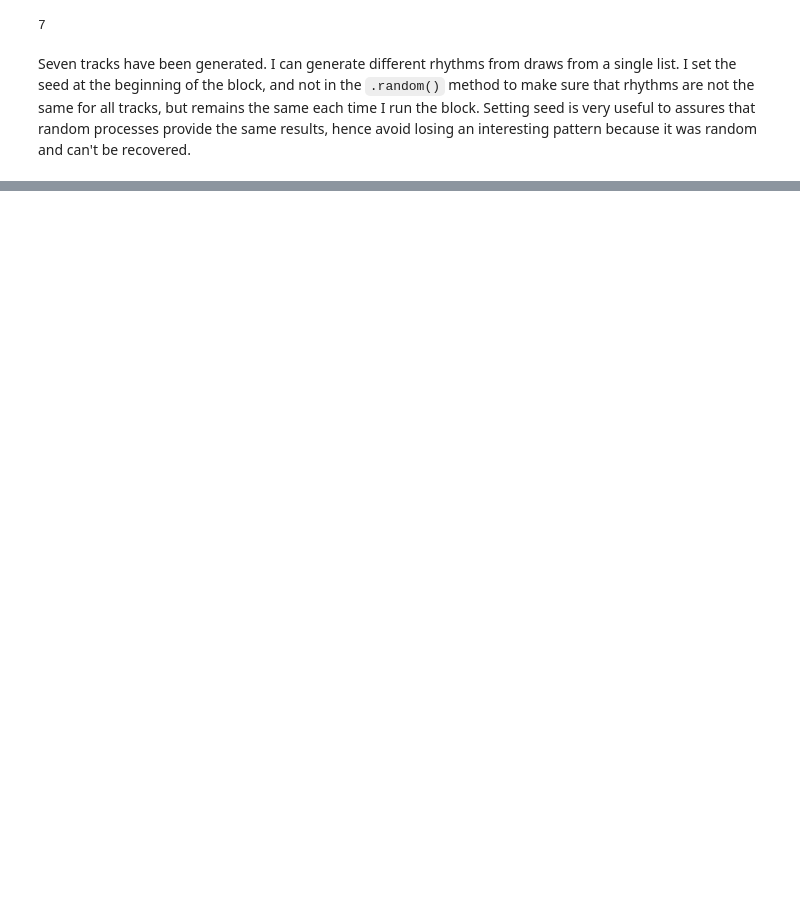
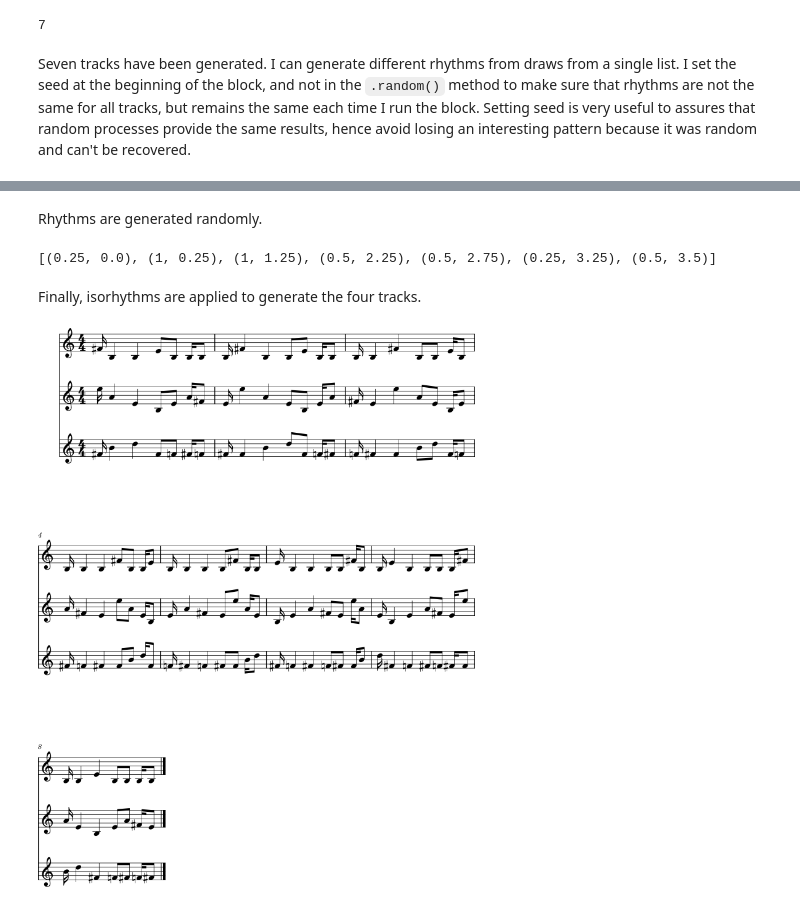
Before and after one commit to essicolo/djalgo, a Jupyter notebook: source/05_walks.ipynb, the cells around one changed output, grey strips where cells are left out. Saved outputs shown, nothing was run; the diff lists cells and outputs as text; code cells hidden in the pictures; blank space fills up the shorter version.

```diff
--- a/source/05_walks.ipynb
+++ b/source/05_walks.ipynb
@@ -492,0 +224,4 @@ Range, models
+# %%
+b_blues_scale = dj.harmony.Scale('B', [0, 3, 5, 6, 7, 10, 12]).generate()[29:42]
+print([dj.utils.midi_to_abc(p) for p in b_blues_scale]) # used to adjust the range fro 28 to 42
+scale_length = len(b_blues_scale)
@@ -492,0 +268,26 @@ Range, models
+# %%
+blues_tracks_p = [[b_blues_scale[blues_tracks_i[t][i]] for i in range(length)] for t in range(ntracks)]
+# %% [markdown]
+Rhythms are generated randomly.
+# %%
+blues_rhythm = dj.rhythm.Rhythm(durations=(0.25, 0.5, 1, 2, 4), measure_length=4).random(seed=2)
+print(blues_rhythm)
+# %% [output]
+[(0.25, 0.0), (1, 0.25), (1, 1.25), (0.5, 2.25), (0.5, 2.75), (0.25, 3.25), (0.5, 3.5)]
+# %% [markdown]
+Finally, isorhythms are applied to generate the four tracks.
+# %%
+blues_tracks = []
+for pitches in blues_tracks_p:
+    blues_tracks.append(
+        dj.rhythm.isorhythm(
+            pitches=pitches,
+            durations = [r[0] for r in blues_rhythm]
+        )
+    )
+# %%
+blues_tracks_m21 = dj.conversion.convert(blues_tracks, to='music21')
+blues_tracks_m21.show()
+blues_tracks_m21.show('midi')
+# %% [output]
+[figure, added]
```
Also changed, not shown: parts of 74 cells of this notebook, 12 other files.
